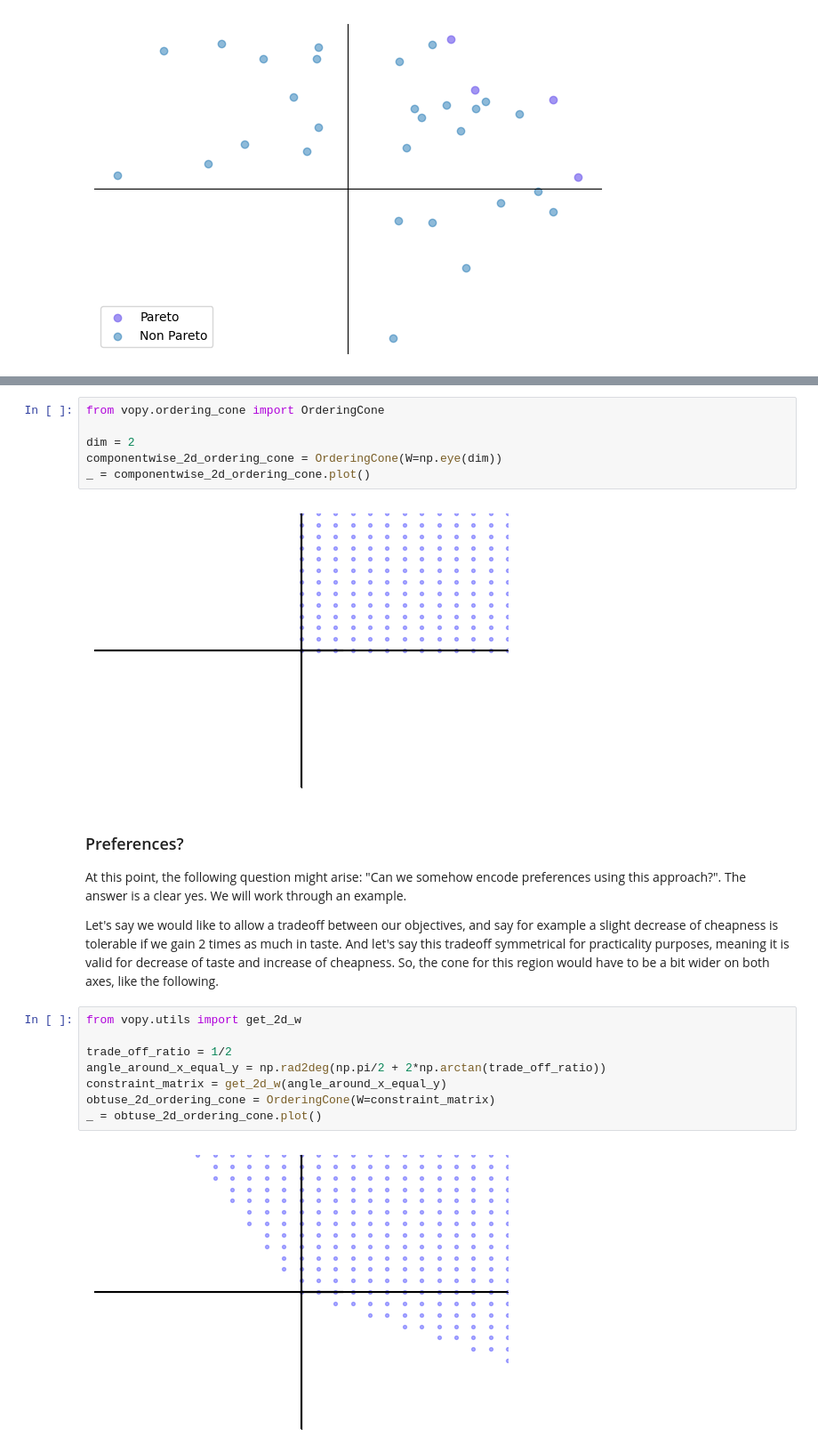
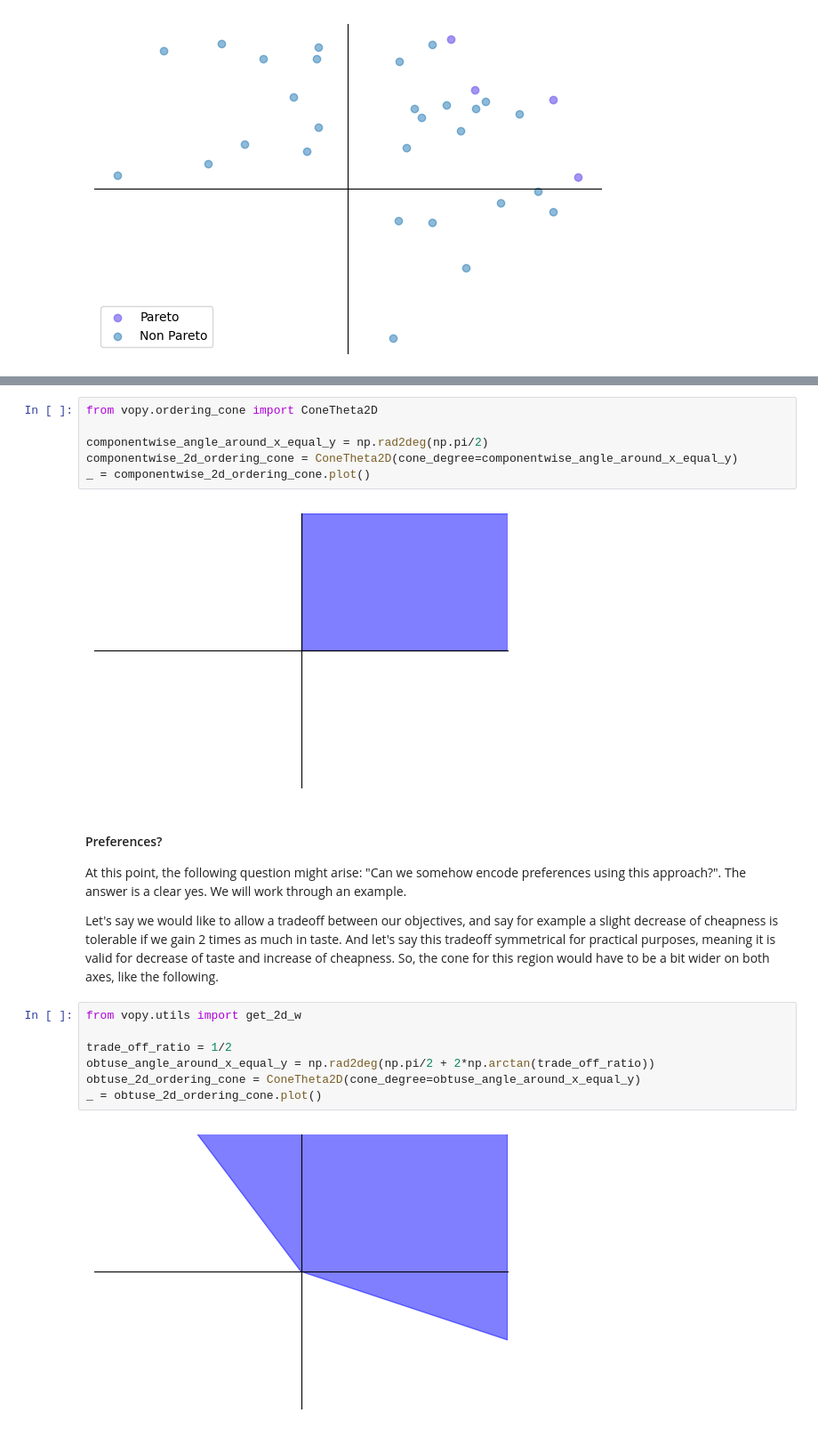
Before and after one commit to Bilkent-CYBORG/VOPy, a Jupyter notebook: examples/motivating_example.ipynb, the cells around one changed output, grey strips where cells are left out. Shown: that part at 89% size. Drawn from its saved outputs; the diff is of its cells as text.

```diff
--- a/examples/motivating_example.ipynb
+++ b/examples/motivating_example.ipynb
@@ -32,24 +32,23 @@ In most problems that has multiple objectives, similar to our case, there are se
 # %%
-from vopy.ordering_cone import OrderingCone
+from vopy.ordering_cone import ConeTheta2D
 
-dim = 2
-componentwise_2d_ordering_cone = OrderingCone(W=np.eye(dim))
+componentwise_angle_around_x_equal_y = np.rad2deg(np.pi/2)
+componentwise_2d_ordering_cone = ConeTheta2D(cone_degree=componentwise_angle_around_x_equal_y)
 _ = componentwise_2d_ordering_cone.plot()
 # %% [output]
-[figure, old version]
+[figure, new version]
 # %% [markdown]
-### Preferences?
+#### Preferences?
 At this point, the following question might arise: "Can we somehow encode preferences using this approach?". The answer is a clear yes. We will work through an example.
 
-Let's say we would like to allow a tradeoff between our objectives, and say for example a slight decrease of cheapness is tolerable if we gain 2 times as much in taste. And let's say this tradeoff symmetrical for practicality purposes, meaning it is valid for decrease of taste and increase of cheapness. So, the cone for this region would have to be a bit wider on both axes, like the following.
+Let's say we would like to allow a tradeoff between our objectives, and say for example a slight decrease of cheapness is tolerable if we gain 2 times as much in taste. And let's say this tradeoff symmetrical for practical purposes, meaning it is valid for decrease of taste and increase of cheapness. So, the cone for this region would have to be a bit wider on both axes, like the following.
 # %%
 from vopy.utils import get_2d_w
 
 trade_off_ratio = 1/2
-angle_around_x_equal_y = np.rad2deg(np.pi/2 + 2*np.arctan(trade_off_ratio))
-constraint_matrix = get_2d_w(angle_around_x_equal_y)
-obtuse_2d_ordering_cone = OrderingCone(W=constraint_matrix)
+obtuse_angle_around_x_equal_y = np.rad2deg(np.pi/2 + 2*np.arctan(trade_off_ratio))
+obtuse_2d_ordering_cone = ConeTheta2D(cone_degree=obtuse_angle_around_x_equal_y)
 _ = obtuse_2d_ordering_cone.plot()
 # %% [output]
-[figure, old version]
+[figure, new version]
 # %% [markdown]
```
Also changed, not shown: parts of 6 cells of this notebook, 2 other files.
